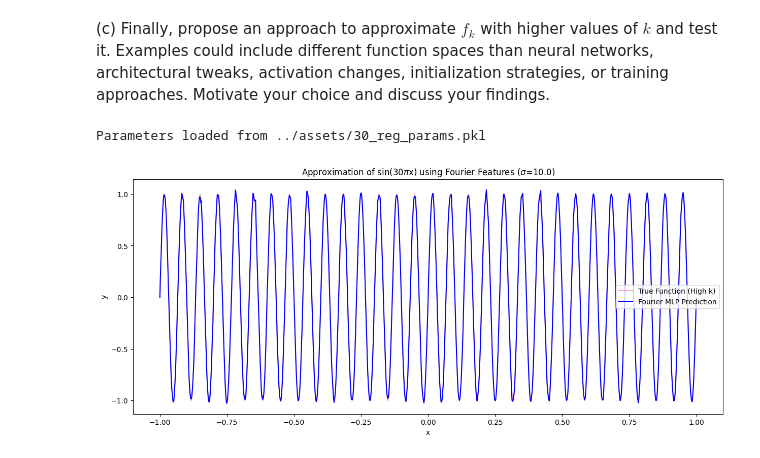
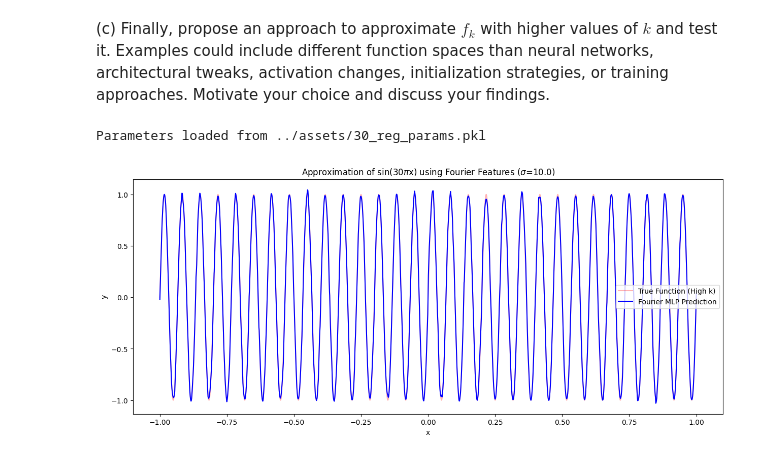
Before and after one commit to yazanmashal03/laoml-project, a Jupyter notebook: notebook/project2.ipynb, the cells around one changed output. Saved outputs shown, nothing was run; the diff lists cells and outputs as text; code cells hidden in the pictures.

Commit message:
updated fourier mapping function

```diff
--- a/notebook/project2.ipynb
+++ b/notebook/project2.ipynb
@@ -697,13 +697,13 @@ The problem is hinting at the spectral bias of neural networks: neural network f
 # The Fourier Feature Mapping function
 def input_mapping(x, B):
     """
-    Maps input x (shape: [N, 1]) to Fourier features.
+    Maps input x to Fourier features.
     """
     if B is None:
         return x
     xp = 2 * jnp.pi * (x @ B)
 
-    return jnp.concatenate([jnp.cos(xp), jnp.sin(xp)], axis=-1)
+    return jnp.sin(xp)
 
 k_high = 30
 n_samples = 5000
@@ -724,7 +724,7 @@ x_shuffled = x_mapped[shuffled_indices]
 y_shuffled = y[shuffled_indices]
 x_train, y_train, x_test, y_test = get_splits(x_shuffled, y_shuffled, classification=False)
 
-input_dim = mapping_size * 2
+input_dim = mapping_size
 
 best_config = {
     'layer_widths': [input_dim, 8, 8, 1],
@@ -737,31 +737,31 @@ best_config = {
 x_plot = jnp.linspace(-1, 1, 10000).reshape(-1, 1)
 x_plot_mapped = input_mapping(x_plot, B)
 
 # print(f"Training on f_{k_high} with Fourier Features...")
 # params, test_acc, test_loss, learning_curve = train_model(
 #     x_train, y_train, x_test, y_test, best_config, classification=False
 # )
 # save_params(params, filename=f'../assets/{k_high}_reg_params.pkl')
 
 params = load_params(f'../assets/{k_high}_reg_params.pkl') if params is None else params
 y_pred = forward(params, x_plot_mapped, best_config['activation'])
 
 plt.figure(figsize=(15, 6))
 plt.plot(x, y, color='red', alpha=0.3, label='True Function (High k)')
 plt.plot(x_plot, y_pred, color='blue', label='Fourier MLP Prediction')
 plt.title(f"Approximation of sin({k_high}$\pi$x) using Fourier Features ($\sigma$={scale})")
 plt.xlabel('x')
 plt.ylabel('y')
 plt.legend()
 plt.show()
 
 # plt.figure(figsize=(12, 5))
 # plt.plot(learning_curve['train_loss'], label='Train Loss')
 # plt.plot(learning_curve['test_loss'], label='Test Loss')
 # plt.yscale('log')
 # plt.title('Loss Curve (Log Scale)')
 # plt.legend()
 # plt.show()
 # %% [output]
 Parameters loaded from ../assets/30_reg_params.pkl
-[figure, old version]
+[figure, new version]
```
Also changed, not shown: 1 other file.
